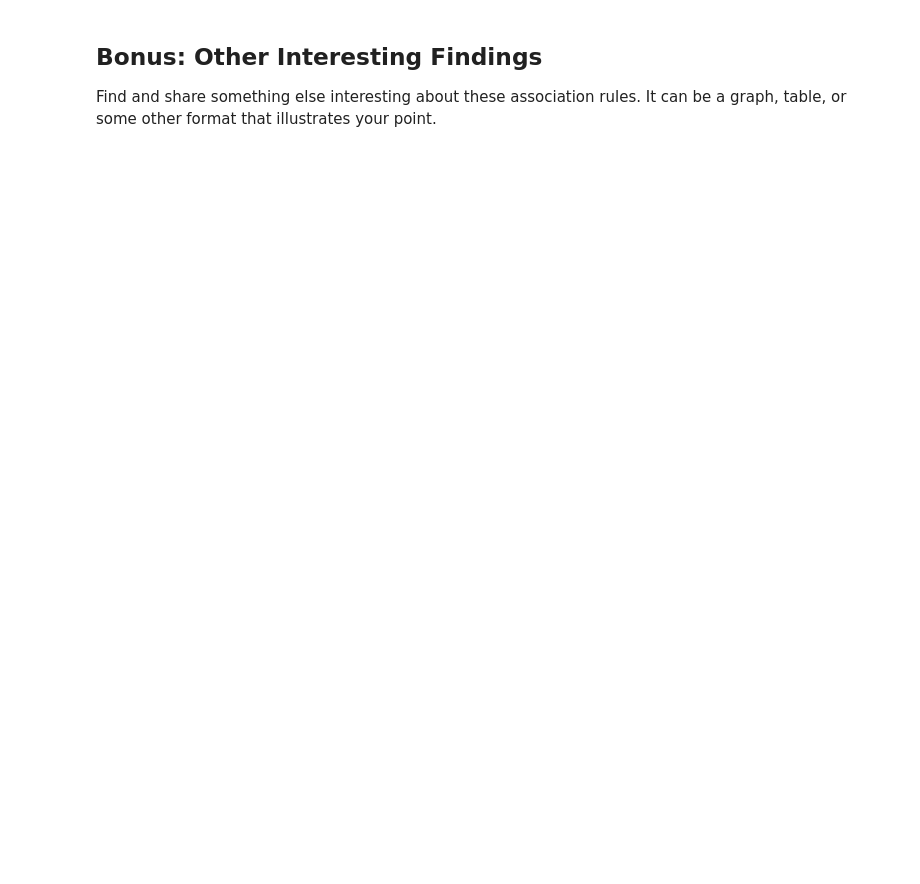
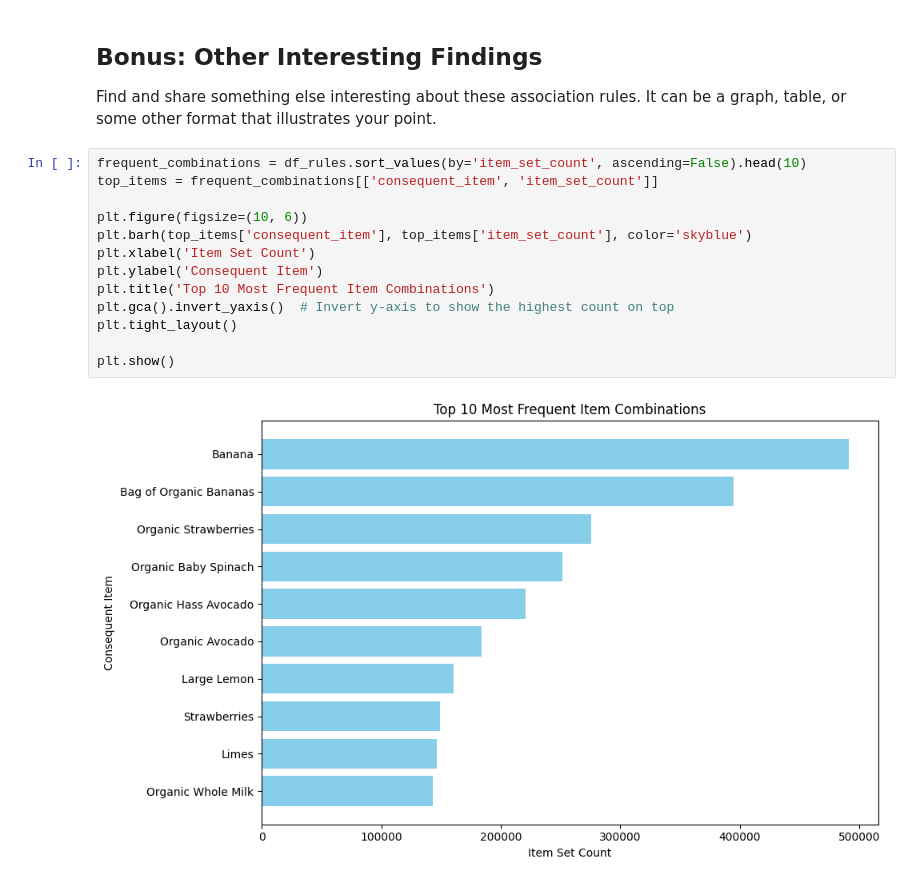
Before and after one commit to kyleryxn/2024-DS-Wed, a Jupyter notebook: Week-05-Unsupervised-Learning/Exercise-KS.ipynb, the cells around one changed output. Saved outputs shown, nothing was run; the diff lists cells and outputs as text; blank space fills up the shorter version.

```diff
--- a/Week-05-Unsupervised-Learning/Exercise-KS.ipynb
+++ b/Week-05-Unsupervised-Learning/Exercise-KS.ipynb
@@ -232,3 +232,18 @@ top_20_consequents.head(20)
 ## Bonus: Other Interesting Findings
 
 Find and share something else interesting about these association rules. It can be a graph, table, or some other format that illustrates your point.
+# %%
+frequent_combinations = df_rules.sort_values(by='item_set_count', ascending=False).head(10)
+top_items = frequent_combinations[['consequent_item', 'item_set_count']]
+
+plt.figure(figsize=(10, 6))
+plt.barh(top_items['consequent_item'], top_items['item_set_count'], color='skyblue')
+plt.xlabel('Item Set Count')
+plt.ylabel('Consequent Item')
+plt.title('Top 10 Most Frequent Item Combinations')
+plt.gca().invert_yaxis()  # Invert y-axis to show the highest count on top
+plt.tight_layout()
+
+plt.show()
+# %% [output]
+[figure, added]
```
Also changed, not shown: parts of 1 cell of this notebook.
